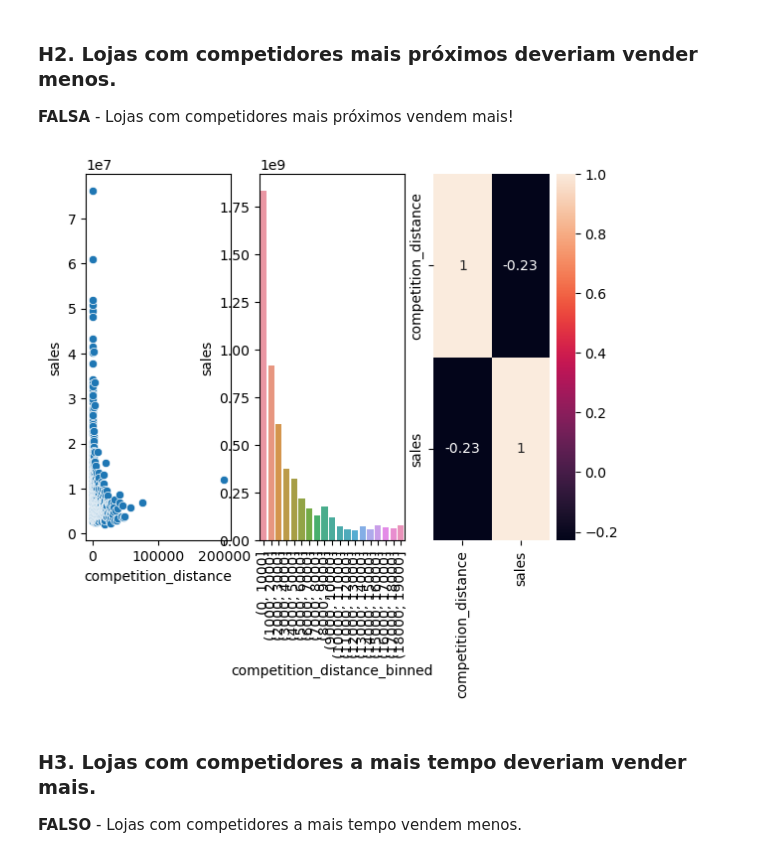
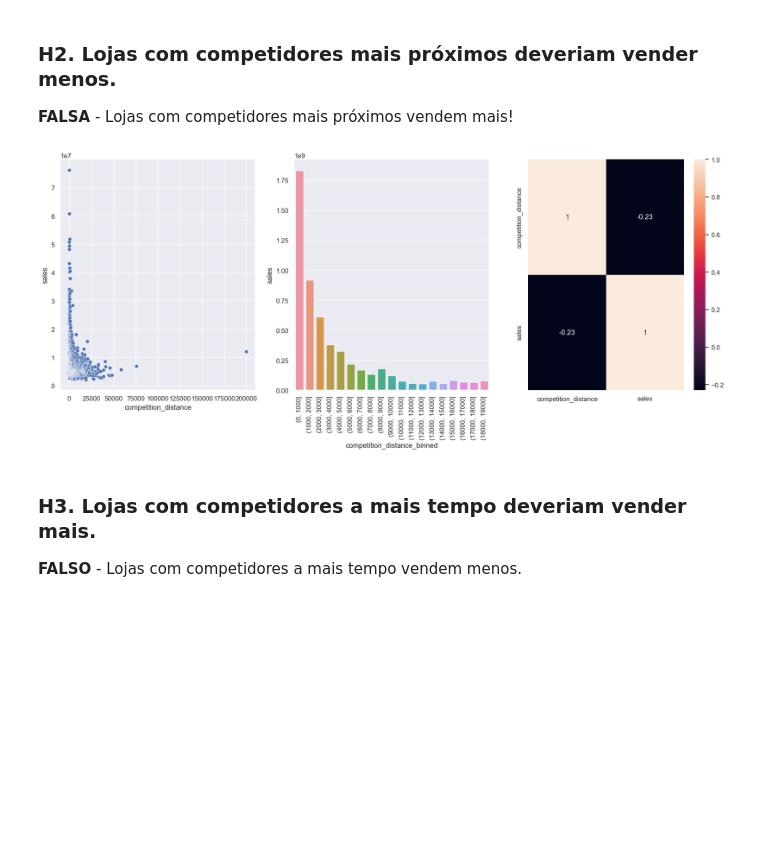
Before and after one commit to pedrovictorss/Data-Scientist-em-Producao, a Jupyter notebook: m04_v01_store_sales_prediction.ipynb, the cells around one changed output. Saved outputs shown, nothing was run; the diff lists cells and outputs as text; code cells hidden in the pictures; blank space fills up the shorter version.

```diff
--- a/m04_v01_store_sales_prediction.ipynb
+++ b/m04_v01_store_sales_prediction.ipynb
@@ -501,6 +526,7 @@ sns.kdeplot( df4[df4['assortment'] == 'extra']['sales'], label='extra', fill=Tru
 **FALSA** - Lojas com maior sortimento vendem menos!
 # %%
 aux1 = df4[['assortment', 'sales']].groupby('assortment').sum().reset_index()
+sns.set(rc={'figure.figsize':(20,5)})
 sns.barplot(x='assortment', y='sales', data=aux1);
 
 aux2 = df4[['year_week', 'assortment', 'sales']].groupby(['year_week', 'assortment']).sum().reset_index()
@@ -520,21 +546,21 @@ aux3.pivot(index='year_week', columns='assortment', values='sales').plot()
 # %%
 aux1 = df4[['competition_distance', 'sales']].groupby('competition_distance').sum().reset_index()
 
-
+sns.set(rc={'figure.figsize':(20,7)})
 plt.subplot(1, 3, 1)
 sns.scatterplot(x='competition_distance', y='sales', data=aux1);
 
 plt.subplot(1, 3, 2)
 bins = list(np.arange(0, 20000, 1000))
 aux1['competition_distance_binned'] = pd.cut(aux1['competition_distance'], bins=bins)
 aux2 = aux1[['competition_distance_binned', 'sales']].groupby('competition_distance_binned').sum().reset_index()
 sns.barplot(x='competition_distance_binned', y='sales', data=aux2);
 plt.xticks(rotation=90);
 
 plt.subplot(1, 3, 3)
 sns.heatmap(aux1.corr(method='pearson'), annot=True);
 # %% [output]
-[figure, old version]
+[figure, new version]
 # %% [markdown]
 ### **H3.** Lojas com competidores a mais tempo deveriam vender mais.
 
```
Also changed, not shown: parts of 21 cells of this notebook.
